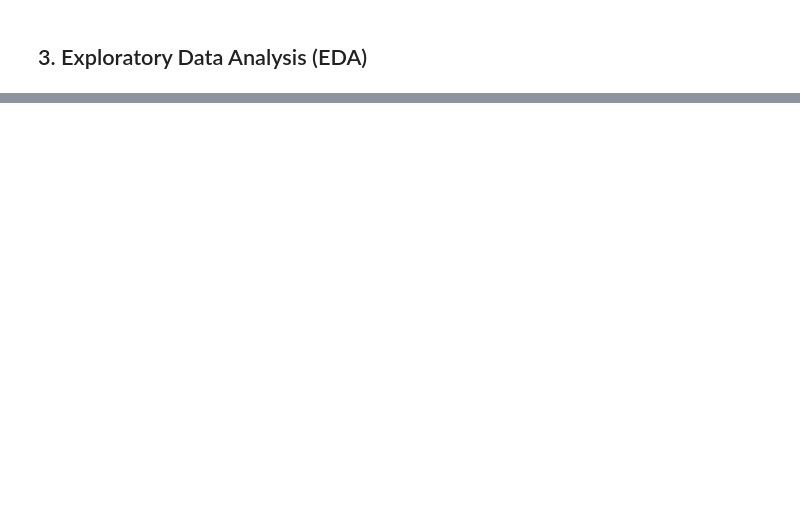
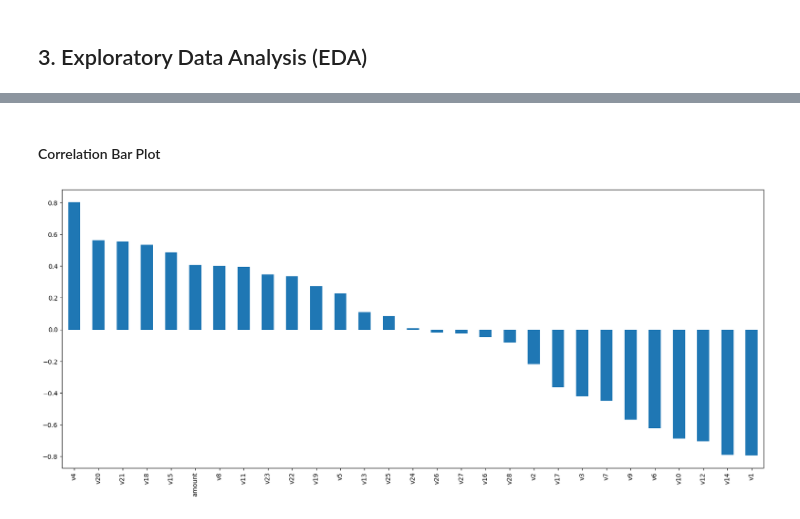
Before and after one commit to KimHLU/1164911, a Jupyter notebook: Kim_1164911.ipynb, the cells around one changed output, grey strips where cells are left out. Saved outputs shown, nothing was run; the diff lists cells and outputs as text; code cells hidden in the pictures; blank space fills up the shorter version.

```diff
--- a/Kim_1164911.ipynb
+++ b/Kim_1164911.ipynb
@@ -182,0 +282,5 @@ By taking this approach, we identified 113 outliers in the "amount" column. Befo
+# %%
+#Create a new dataframe using the resampled X and y
+df_re = pd.DataFrame(X_res, columns = list)
+df_re['class'] = y_res
+df_re.head()
@@ -182,0 +308,15 @@ By taking this approach, we identified 113 outliers in the "amount" column. Befo
+# %%
+#Standardard Scaler to Amount column
+from sklearn.preprocessing import StandardScaler
+
+scaler = StandardScaler()
+df_re['amount'] = scaler.fit_transform(df_re[['amount']])
+# %% [markdown]
+#### Correlation Bar Plot
+# %%
+## Bar plot of Correlation with class
+plt.figure(figsize=(20,8))
+df_re.corr()['class'].drop('class').sort_values(ascending = False).plot(kind='bar')
+plt.show()
+# %% [output]
+[figure, added]
```
Also changed, not shown: parts of 26 cells of this notebook.
